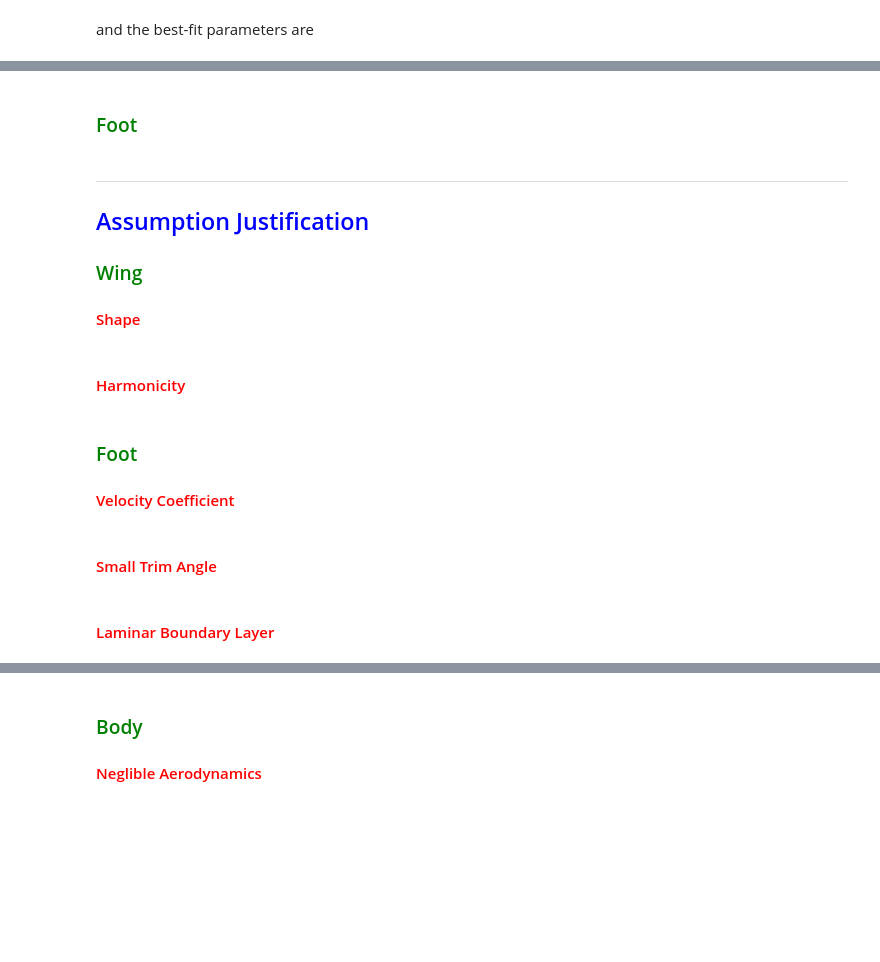
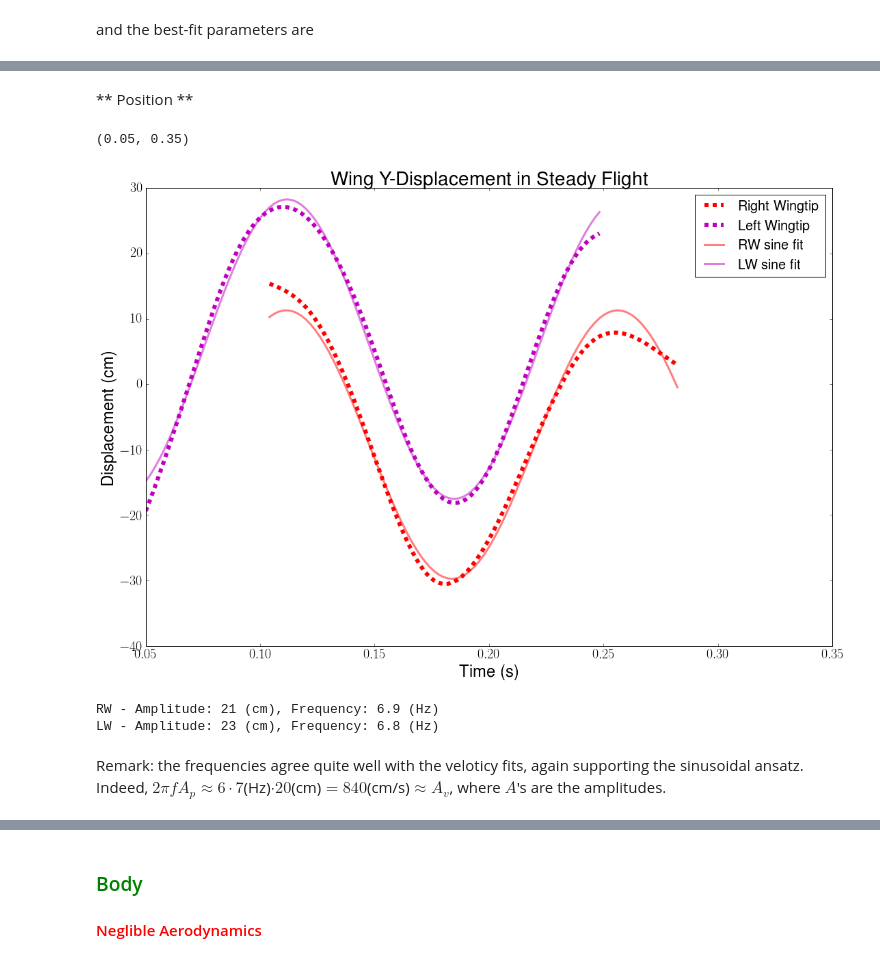
Before and after one commit to Ravirajadrangi/Biomechanics-of-Flight., a Jupyter notebook: others/estimates.ipynb, the cells around one changed output, grey strips where cells are left out. Saved outputs shown, nothing was run; the diff lists cells and outputs as text; code cells hidden in the pictures; blank space fills up the shorter version.

```diff
--- a/others/estimates.ipynb
+++ b/others/estimates.ipynb
@@ -130,16 +132,29 @@ sho_df['w_a'],sho_df['w_f']=np.array([abs((rwfit[1][0]+lwfit[1][0])/2)]),np.arra
-# %% [markdown]
-### <font color="green">Foot</font>
-# %% [markdown]
----
-## <font color="blue">Assumption Justification</font>
-### <font color="green">Wing</font>
-#### <font color="red">Shape</font>
-# %% [markdown]
-#### <font color="red">Harmonicity</font>
-# %% [markdown]
-### <font color="green">Foot</font>
-#### <font color="red">Velocity Coefficient</font>
-# %% [markdown]
-#### <font color="red">Small Trim Angle</font>
-# %% [markdown]
-#### <font color="red">Laminar Boundary Layer</font>
+# %% [markdown]
+** Position **
+# %%
+rr = avo_rw_df['py'][t0_a:t1_a-10]
+ll = avo_lw_df['py'][t0_a:t1_a]
+
+plt.plot(tr,rr,'r--',lw=6,label='Right Wingtip')
+plt.plot(tl,ll,'m--',lw=6,label='Left Wingtip')
+plt.title('Wing Y-Displacement in Steady Flight'); plt.xlabel('Time (s)'); plt.ylabel('Displacement (cm)')
+
+guesses = [700.,6/0.25,0.1,0.]
+rrfit = fit_sine(tr,rr,guesses)
+llfit = fit_sine(tl,ll,guesses)
+
+plt.plot(tr,rrfit[0],c='r',lw=3,alpha=0.5,label='RW sine fit')
+plt.plot(tl,llfit[0],c='m',lw=3,alpha=0.5,label='LW sine fit')
+plt.legend(); plt.xlim(0.05,0.35)
+# %% [output]
+(0.05, 0.35)
+[figure, added]
+# %%
+print 'RW - Amplitude: {0:.0f} (cm), Frequency: {1:.1f} (Hz)'.format(abs(rrfit[1][0]),rrfit[1][1]/2/np.pi)
+print 'LW - Amplitude: {0:.0f} (cm), Frequency: {1:.1f} (Hz)'.format(abs(llfit[1][0]),llfit[1][1]/2/np.pi)
+# %% [output]
+RW - Amplitude: 21 (cm), Frequency: 6.9 (Hz)
+LW - Amplitude: 23 (cm), Frequency: 6.8 (Hz)
+# %% [markdown]
+Remark: the frequencies agree quite well with the veloticy fits, again supporting the sinusoidal ansatz.
+Indeed, $2\pi f A_p \approx 6\cdot7$(Hz)$\cdot20$(cm)$=840$(cm/s)$ \approx A_v$, where $A$'s are the amplitudes.
```
Also changed, not shown: parts of 26 cells of this notebook, 5 other files.
